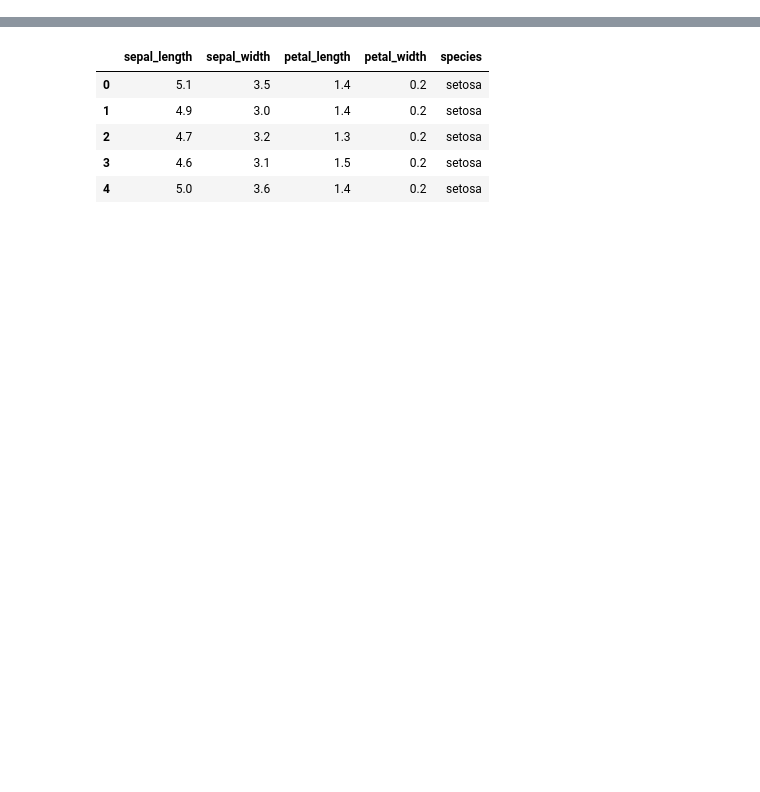
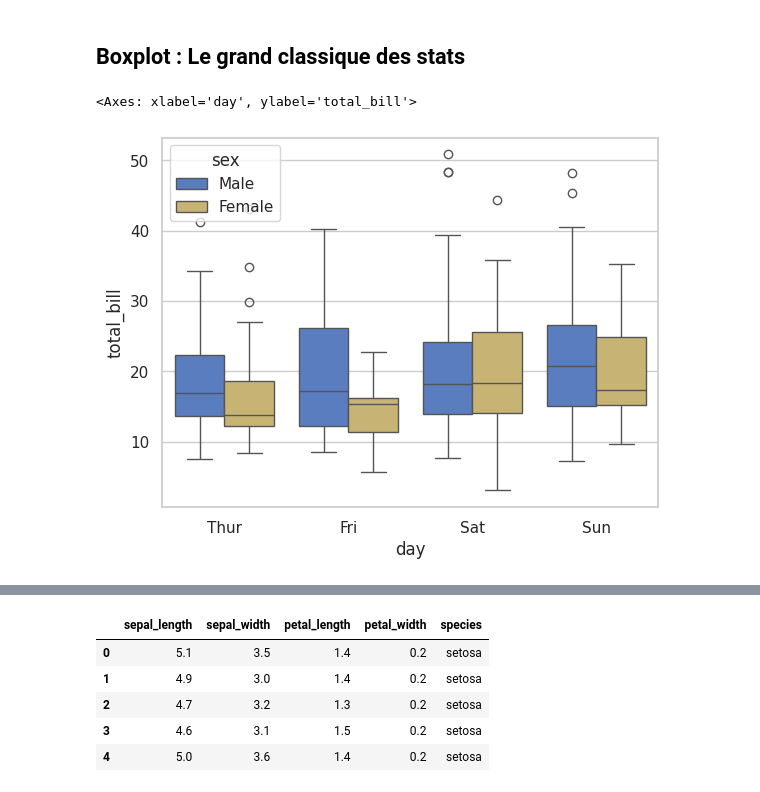
Before and after one commit to crnl-lab/Formation_2025_Python_data_analyse, a Jupyter notebook: notebooks/seaborn_pingouin.ipynb, the cells around one changed output, grey strips where cells are left out. Saved outputs shown, nothing was run; the diff lists cells and outputs as text; code cells hidden in the pictures; blank space fills up the shorter version.

```diff
--- a/notebooks/seaborn_pingouin.ipynb
+++ b/notebooks/seaborn_pingouin.ipynb
@@ -10,0 +32,8 @@ sns.set(style="whitegrid", palette="muted")
+# %% [markdown]
+## Boxplot : Le grand classique des stats
+# %%
+# Draw a nested boxplot
+sns.boxplot(data=tips, x="day", y="total_bill", hue="sex", palette={"Male": "b", "Female": "y"})
+# %% [output]
+<Axes: xlabel='day', ylabel='total_bill'>
+[figure, added]
```
Also changed, not shown: parts of 23 cells of this notebook, 2 other files.
